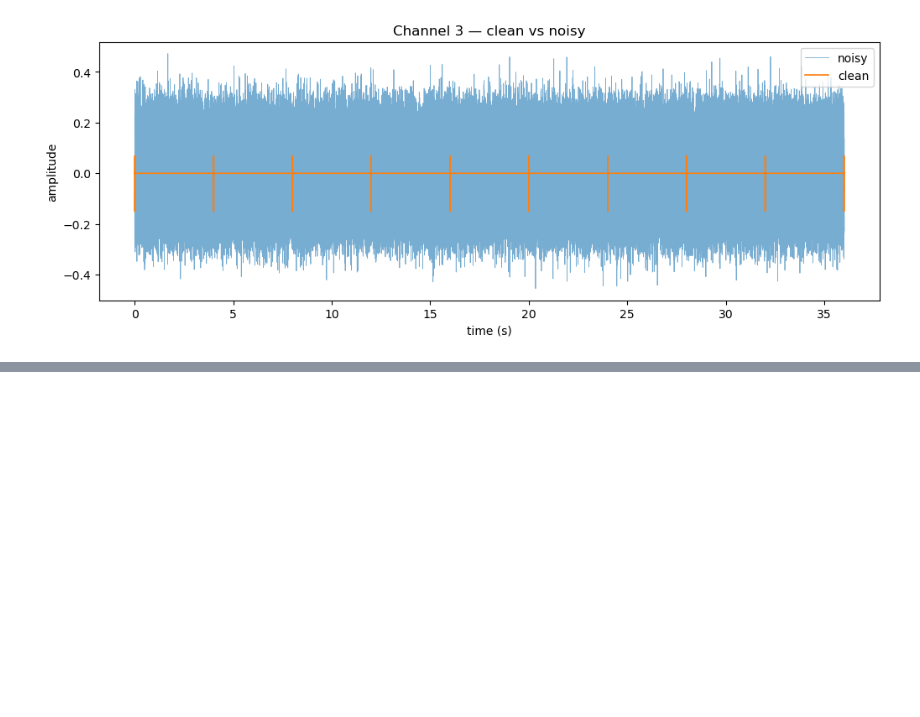
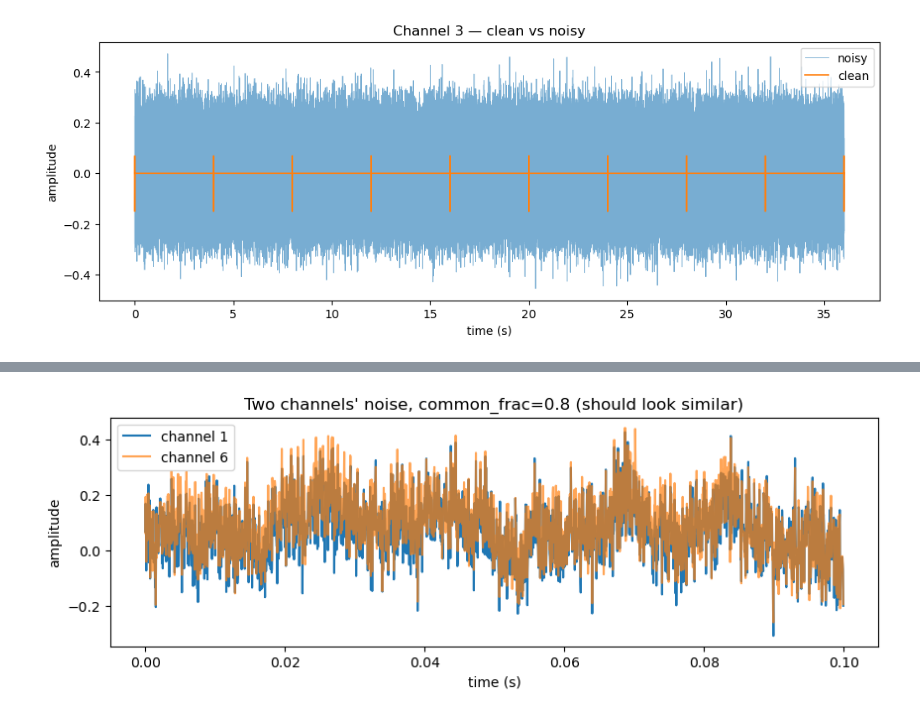
Before and after one commit to Razan-88/Decoding_Chronic_Pain, a Jupyter notebook: notebooks/01_generator.ipynb, the cells around one changed output, grey strips where cells are left out. Cells and saved outputs as stored; diff of their text form; code cells hidden in the pictures; blank space fills up the shorter version.

```diff
--- a/notebooks/01_generator.ipynb
+++ b/notebooks/01_generator.ipynb
@@ -289,0 +351,41 @@ plt.show()
+# %%
+# now combine white + pink + 50 Hz noise
+def make_noise(n_channels, n_samples, fs, white_std=0.1, pink_std=0.1, mains_amp=0.05, common_frac=0.5):
+    """
+    layered noise for a multi-channel recording
+    - white + pink + 50 Hz mains
+    - common_frac sets how much noise is shared across channels (common-mode)
+       vs independent per channel. 0 = all independent, 1 = all shared.
+    returns array shape (n_channels, n_samples)
+    """
+    noise = np.zeros((n_channels, n_samples))
+
+    # independent part: different noise on each channel
+    for ch in range(n_channels):
+        w = white_std * np.random.normal(0, 1, n_samples)
+        p = pink_std * make_pink_noise(n_samples, fs)
+        noise[ch] = (1 - common_frac) * (w + p)
+
+    # common-mode part: ONE noise trace shared by all channels
+    w_common = white_std * np.random.normal(0, 1, n_samples)
+    p_common = pink_std * make_pink_noise(n_samples, fs)
+    mains = make_mains(n_samples, fs, mains_amp)
+    shared = w_common + p_common + mains
+
+    # add the same shared trace to every channel
+    for ch in range(n_channels):
+        noise[ch] += common_frac * shared
+
+    return noise
+# %%
+test_noise = make_noise(n_channels, n_samples, fs, common_frac=0.8)
+n_show = int(0.1 * fs)
+plt.figure(figsize=(10, 3))
+plt.plot(np.arange(n_show)/fs, test_noise[0, :n_show], label="channel 1")
+plt.plot(np.arange(n_show)/fs, test_noise[5, :n_show], label="channel 6", alpha=0.7)
+plt.xlabel("time (s)"); plt.ylabel("amplitude")
+plt.title("Two channels' noise, common_frac=0.8 (should look similar)")
+plt.legend()
+plt.show()
+# %% [output]
+[figure, added]
```
Also changed, not shown: parts of 8 cells of this notebook.
